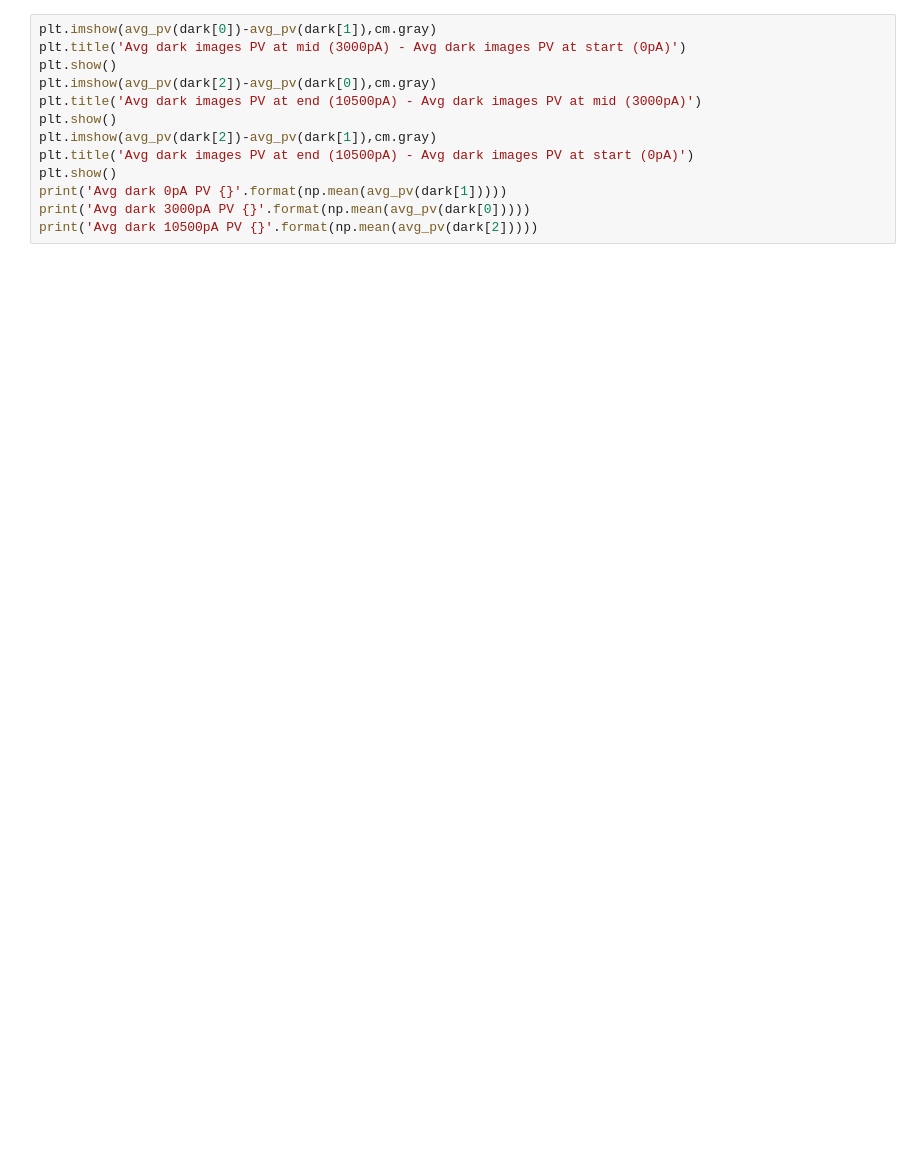
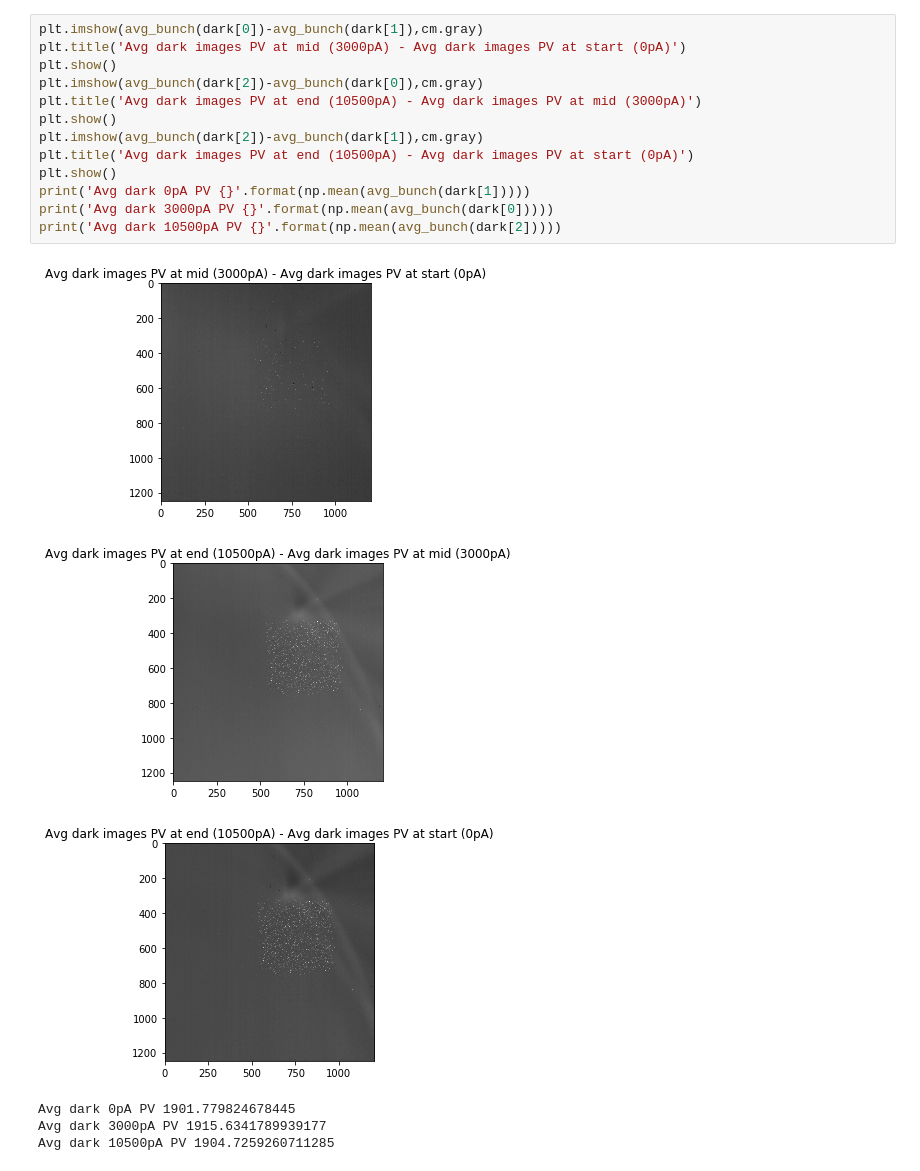
Before and after one commit to edwardrjtaylor/masters-tasks, a Jupyter notebook: LASSENA Readout.ipynb, the cells around one changed output. Cells and saved outputs as stored; diff of their text form; blank space fills up the shorter version.

```diff
--- a/LASSENA Readout.ipynb
+++ b/LASSENA Readout.ipynb
@@ -310,13 +392,20 @@ Average images in bunch
 # %%
-plt.imshow(avg_pv(dark[0])-avg_pv(dark[1]),cm.gray)
+plt.imshow(avg_bunch(dark[0])-avg_bunch(dark[1]),cm.gray)
 plt.title('Avg dark images PV at mid (3000pA) - Avg dark images PV at start (0pA)')
 plt.show()
-plt.imshow(avg_pv(dark[2])-avg_pv(dark[0]),cm.gray)
+plt.imshow(avg_bunch(dark[2])-avg_bunch(dark[0]),cm.gray)
 plt.title('Avg dark images PV at end (10500pA) - Avg dark images PV at mid (3000pA)')
 plt.show()
-plt.imshow(avg_pv(dark[2])-avg_pv(dark[1]),cm.gray)
+plt.imshow(avg_bunch(dark[2])-avg_bunch(dark[1]),cm.gray)
 plt.title('Avg dark images PV at end (10500pA) - Avg dark images PV at start (0pA)')
 plt.show()
-print('Avg dark 0pA PV {}'.format(np.mean(avg_pv(dark[1]))))
-print('Avg dark 3000pA PV {}'.format(np.mean(avg_pv(dark[0]))))
-print('Avg dark 10500pA PV {}'.format(np.mean(avg_pv(dark[2]))))
+print('Avg dark 0pA PV {}'.format(np.mean(avg_bunch(dark[1]))))
+print('Avg dark 3000pA PV {}'.format(np.mean(avg_bunch(dark[0]))))
+print('Avg dark 10500pA PV {}'.format(np.mean(avg_bunch(dark[2]))))
+# %% [output]
+[figure, added]
+[figure, added]
+[figure, added]
+Avg dark 0pA PV 1901.779824678445
+Avg dark 3000pA PV 1915.6341789939177
+Avg dark 10500pA PV 1904.7259260711285
```
Also changed, not shown: parts of 6 cells of this notebook.
